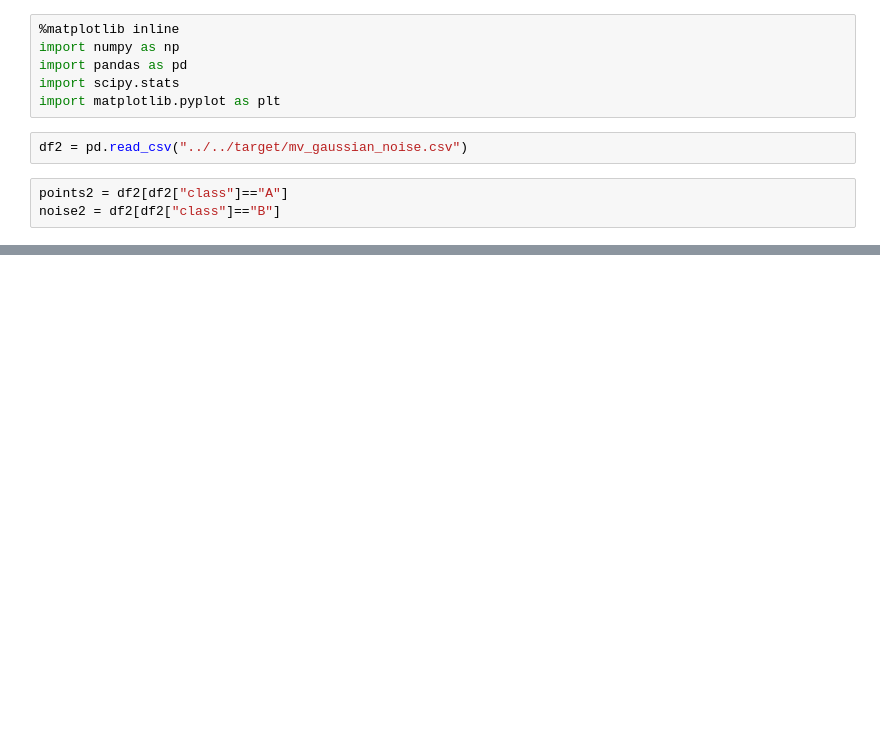
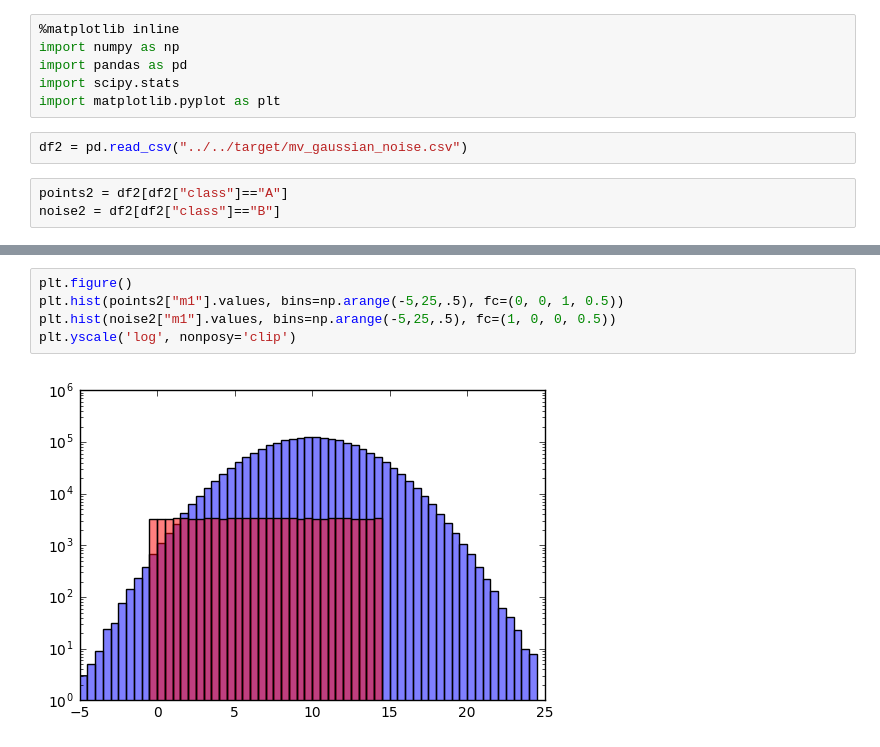
Before and after one commit to stanford-futuredata/macrobase, a Jupyter notebook: tools/gen_data/VisualizeMVGauss.ipynb, the cells around one changed output, grey strips where cells are left out. Drawn from its saved outputs; the diff is of its cells as text; blank space fills up the shorter version.

```diff
--- a/tools/gen_data/VisualizeMVGauss.ipynb
+++ b/tools/gen_data/VisualizeMVGauss.ipynb
@@ -19,0 +85,7 @@ plt.scatter(noise2.m1[:200], noise2.m2[:200], c='w', s=10)
+# %%
+plt.figure()
+plt.hist(points2["m1"].values, bins=np.arange(-5,25,.5), fc=(0, 0, 1, 0.5))
+plt.hist(noise2["m1"].values, bins=np.arange(-5,25,.5), fc=(1, 0, 0, 0.5))
+plt.yscale('log', nonposy='clip')
+# %% [output]
+[figure, added]
```
Also changed, not shown: parts of 9 cells of this notebook, 8 other files.
